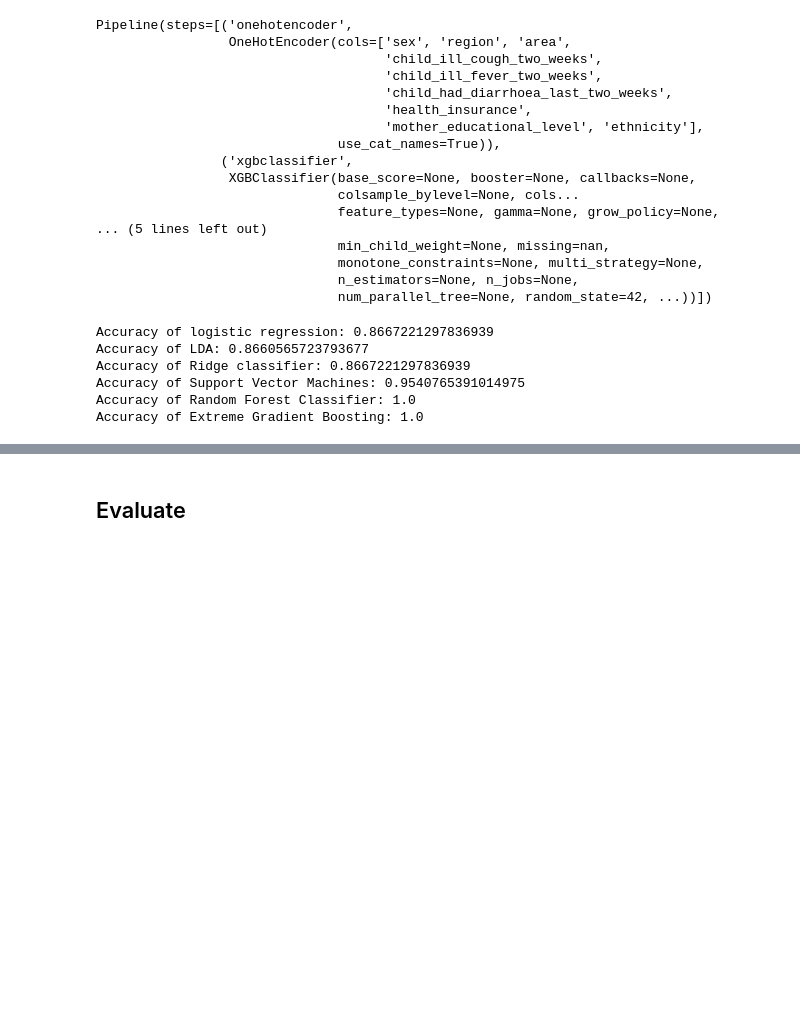
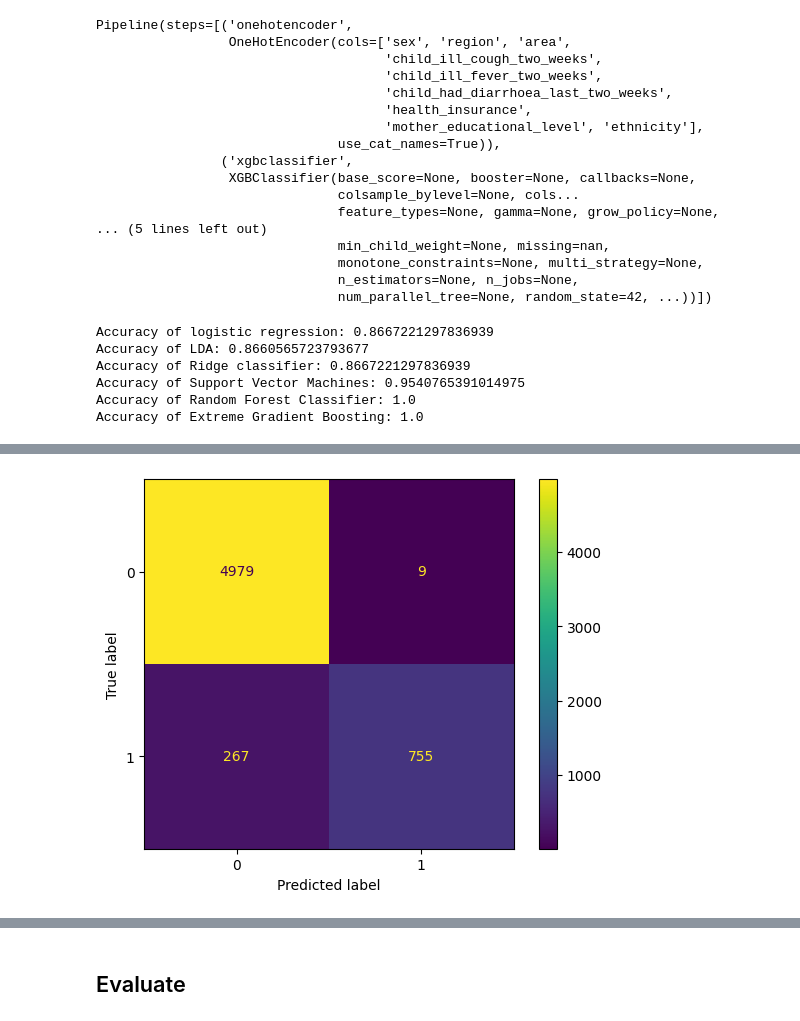
Before and after one commit to KomlaRD/machine_learning_dhs, a Jupyter notebook: ml_undernutrition.ipynb, the cells around one changed output, grey strips where cells are left out. Drawn from its saved outputs; the diff is of its cells as text; code cells hidden in the pictures; blank space fills up the shorter version.

```diff
--- a/ml_undernutrition.ipynb
+++ b/ml_undernutrition.ipynb
@@ -362,0 +386,7 @@ Accuracy of Extreme Gradient Boosting: 1.0
+# %%
+# Support Vector Machines
+cm_svm = confusion_matrix(y_train_s, y_train_pred_svm)
+disp = ConfusionMatrixDisplay(confusion_matrix=cm_svm)
+disp.plot();
+# %% [output]
+[figure, added]
```
Also changed, not shown: parts of 6 cells of this notebook.
